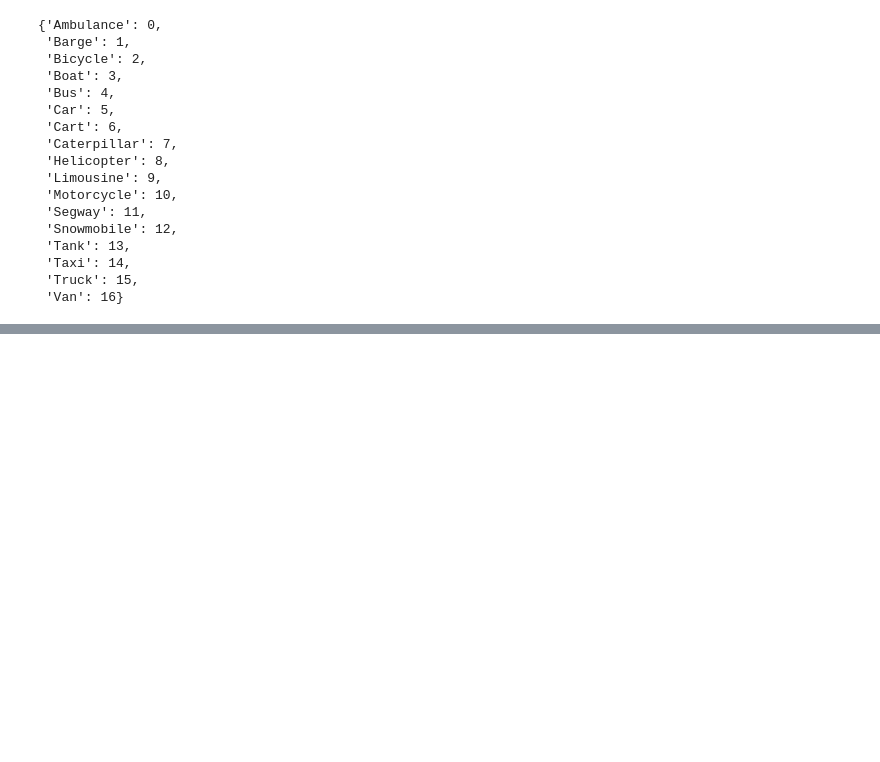
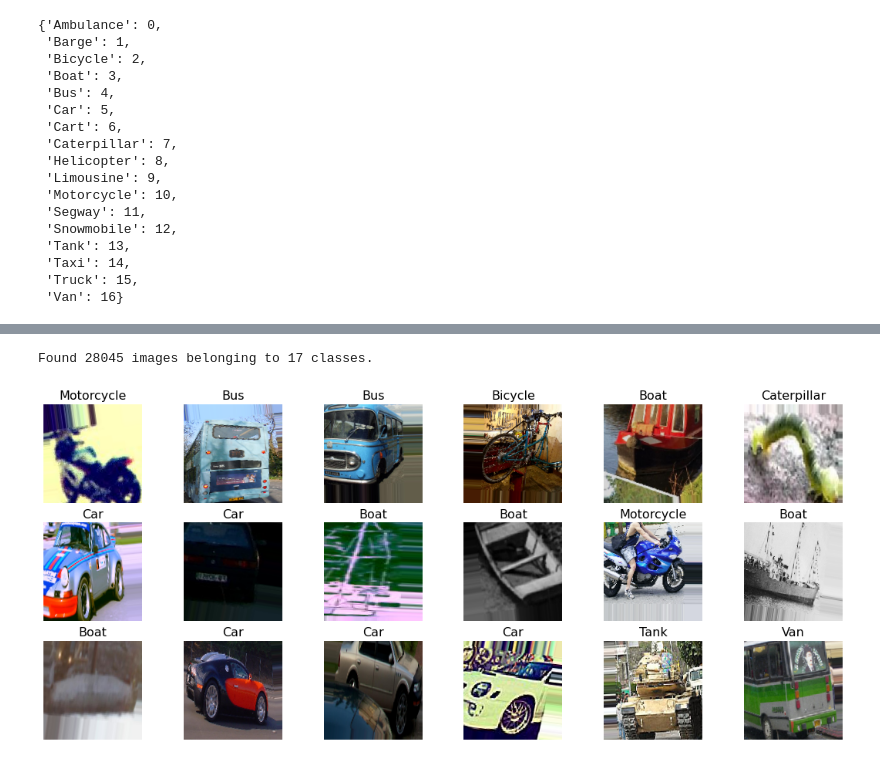
Before and after one commit to georaiser/03_Vehicle_Type_Recognition, a Jupyter notebook: Vehicle_Type_Recognition_V2.ipynb, the cells around one changed output, grey strips where cells are left out. Drawn from its saved outputs; the diff is of its cells as text; code cells hidden in the pictures; blank space fills up the shorter version.

```diff
--- a/Vehicle_Type_Recognition_V2.ipynb
+++ b/Vehicle_Type_Recognition_V2.ipynb
@@ -230,0 +212,19 @@ train_generator_dict[np.where(cl[0]==1)[0][0]]
+# %%
+# plot image of train_generator_image
+
+train_datagen_image = ImageDataGenerator(rescale=1./255)
+
+train_generator_image = train_datagen.flow_from_directory(path_train_orig,
+                                 target_size=target_size_val,
+                                 batch_size=200)
+plt.figure(figsize = (19, 8))
+image_train_gen, cl = next(train_generator_image) # len(next(train_generator)) = batch_size
+for i in range(18):
+    ax=plt.subplot(3,6,i+1)
+    im = image_train_gen[i]
+    plt.imshow(im)
+    plt.title(train_generator_dict[np.where(cl[i]==1)[0][0]],fontsize=16)
+    plt.axis('off')
+# %% [output]
+Found 28045 images belonging to 17 classes.
+[figure, added]
```
Also changed, not shown: parts of 5 cells of this notebook, 1 other file.
